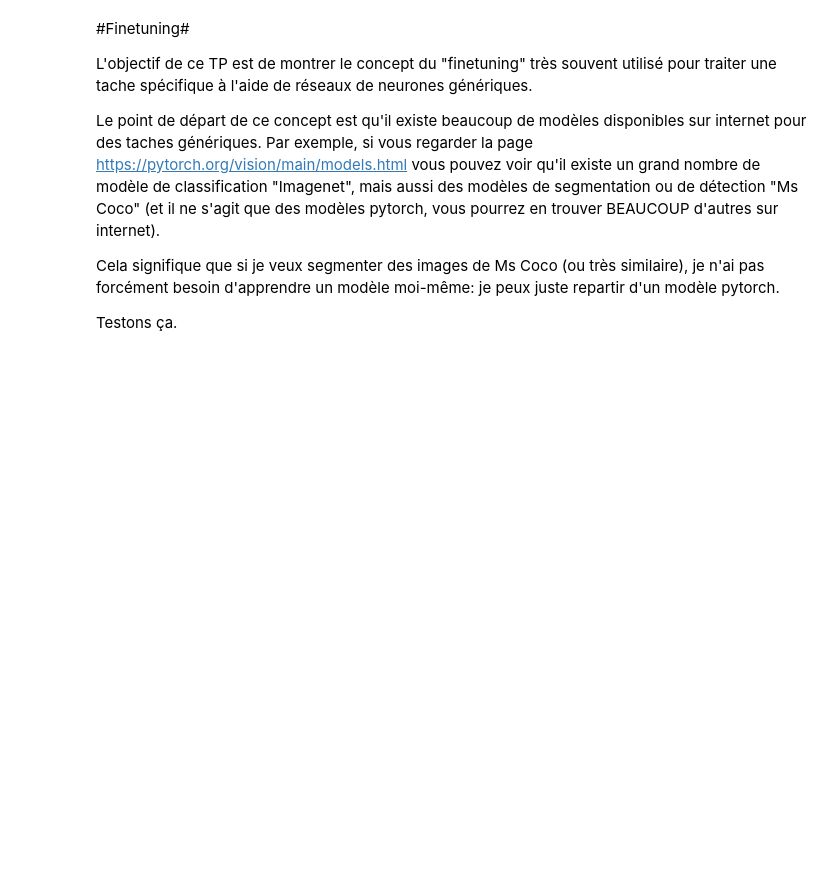
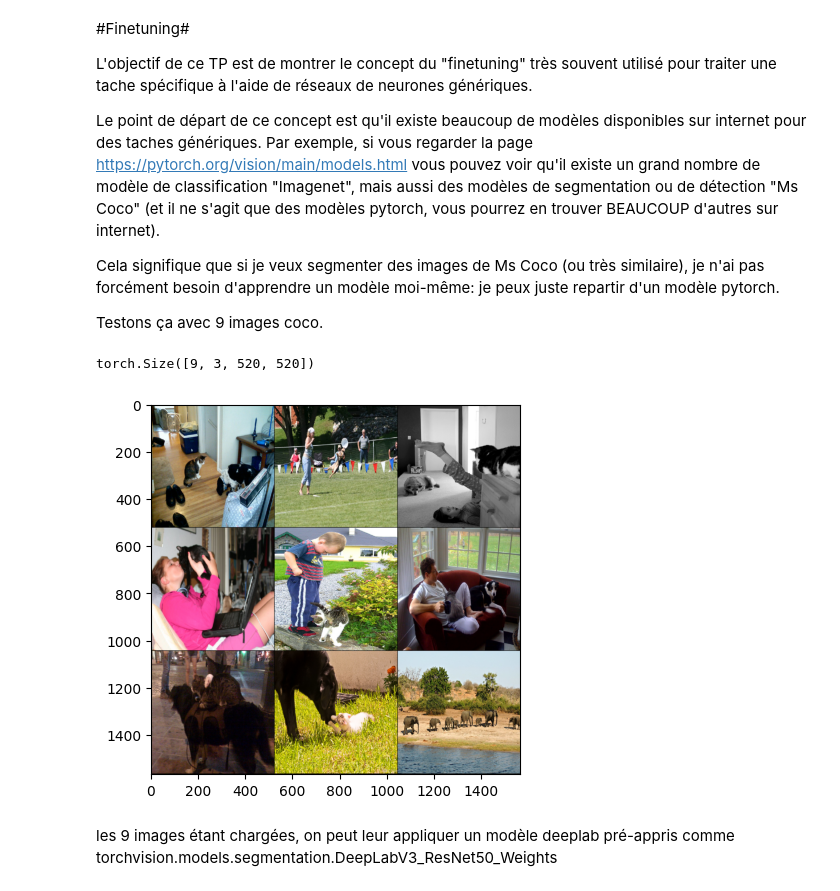
Before and after one commit to achanhon/coursdeeplearningcolab, a Jupyter notebook: finetuning_in_practice.ipynb, the cells around one changed output. Cells and saved outputs as stored; diff of their text form; code cells hidden in the pictures; blank space fills up the shorter version.

```diff
--- a/finetuning_in_practice.ipynb
+++ b/finetuning_in_practice.ipynb
@@ -11,4 +11,26 @@ Par exemple, si vous regarder la page https://pytorch.org/vision/main/models.htm
 
 Cela signifique que si je veux segmenter des images de Ms Coco (ou très similaire), je n'ai pas forcément besoin d'apprendre un modèle moi-même: je peux juste repartir d'un modèle pytorch.
 
-Testons ça.
+Testons ça avec 9 images coco.
+# %%
+import os
+import torch
+import torchvision
+import matplotlib.pyplot as plt
+
+if not os.path.isfile("coco_sample.pth"):
+  os.system("wget https://httpmail.onera.fr/21/663e829090246ad9f989b16d3a6e3a90YoJmz2/coco_sample.pth")
+
+img = torch.load("coco_sample.pth")
+print(img.shape)
+
+visu = torchvision.utils.make_grid(img,nrow=3)
+visu = torch.transpose(torch.transpose(visu, 0, 1),1,2)
+plt.imshow(visu.numpy())
+plt.show()
+# %% [output]
+torch.Size([9, 3, 520, 520])
+[figure, added]
+# %% [markdown]
+les 9 images étant chargées, on peut leur appliquer un modèle deeplab pré-appris comme
+torchvision.models.segmentation.DeepLabV3_ResNet50_Weights
```
Also changed, not shown: parts of 1 cell of this notebook.
